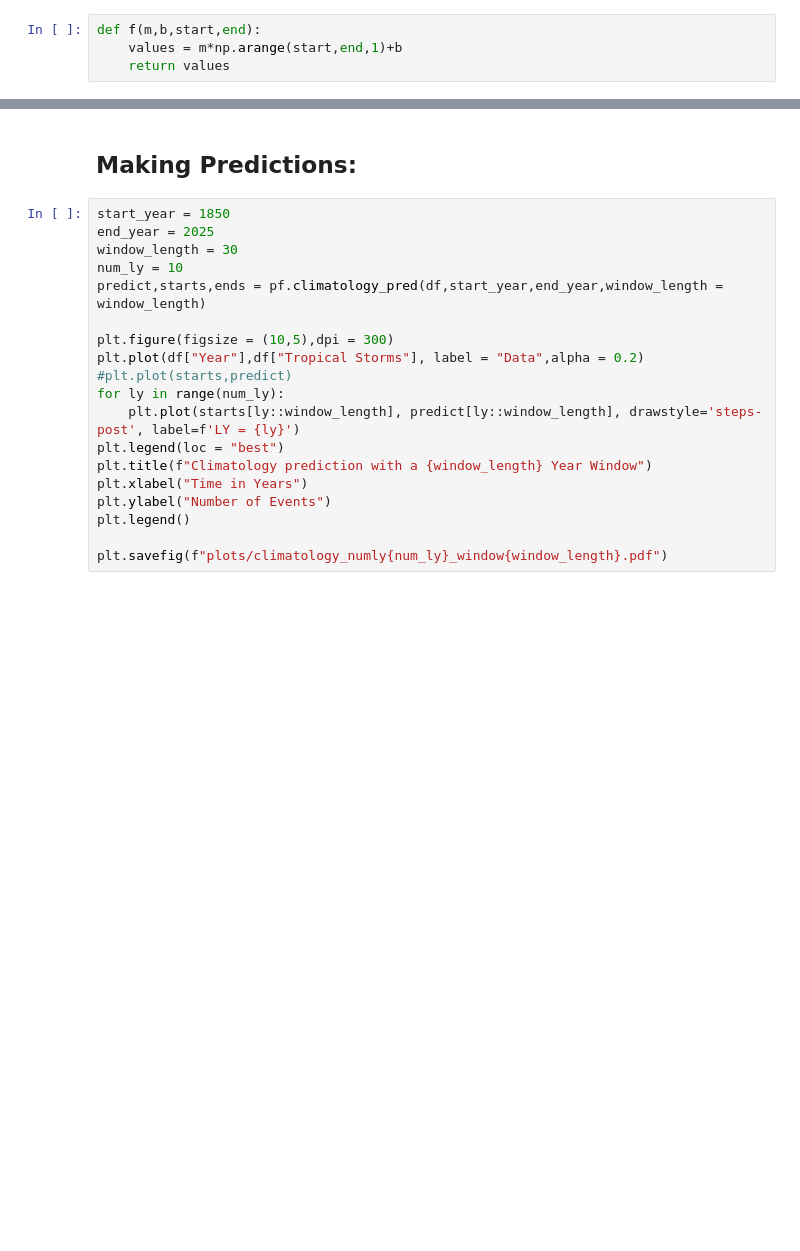
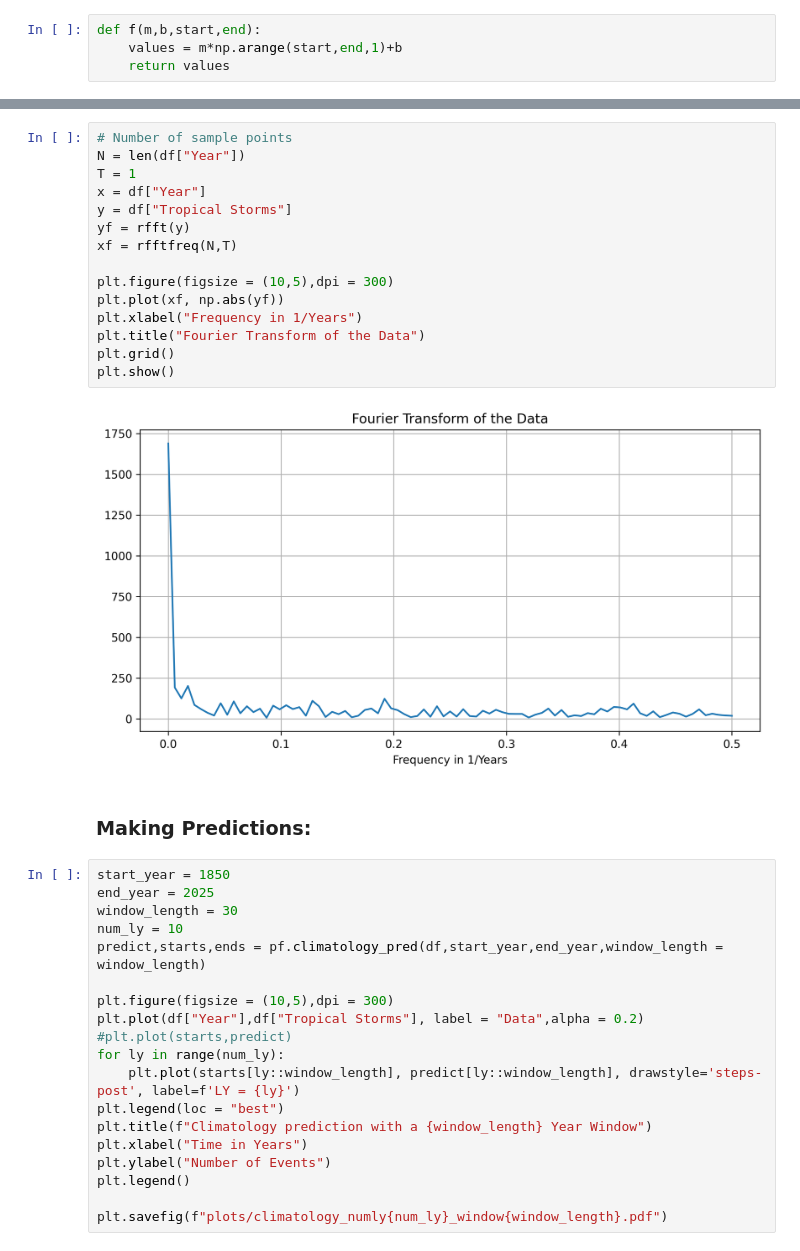
Before and after one commit to komrozik/Predictions_and_Predictability, a Jupyter notebook: test_programming.ipynb, the cells around one changed output, grey strips where cells are left out. Drawn from its saved outputs; the diff is of its cells as text; blank space fills up the shorter version.

```diff
--- a/test_programming.ipynb
+++ b/test_programming.ipynb
@@ -104,5 +113,22 @@ def f(m,b,start,end):
+# %%
+# Number of sample points
+N = len(df["Year"])
+T = 1
+x = df["Year"]
+y = df["Tropical Storms"]
+yf = rfft(y)
+xf = rfftfreq(N,T)
+
+plt.figure(figsize = (10,5),dpi = 300)
+plt.plot(xf, np.abs(yf))
+plt.xlabel("Frequency in 1/Years")
+plt.title("Fourier Transform of the Data")
+plt.grid()
+plt.show()
+# %% [output]
+[figure, added]
 # %% [markdown]
-## Making Predictions:
+### Making Predictions:
 # %%
 start_year = 1850
 end_year = 2025
```
Also changed, not shown: parts of 13 cells of this notebook, 4 other files.
